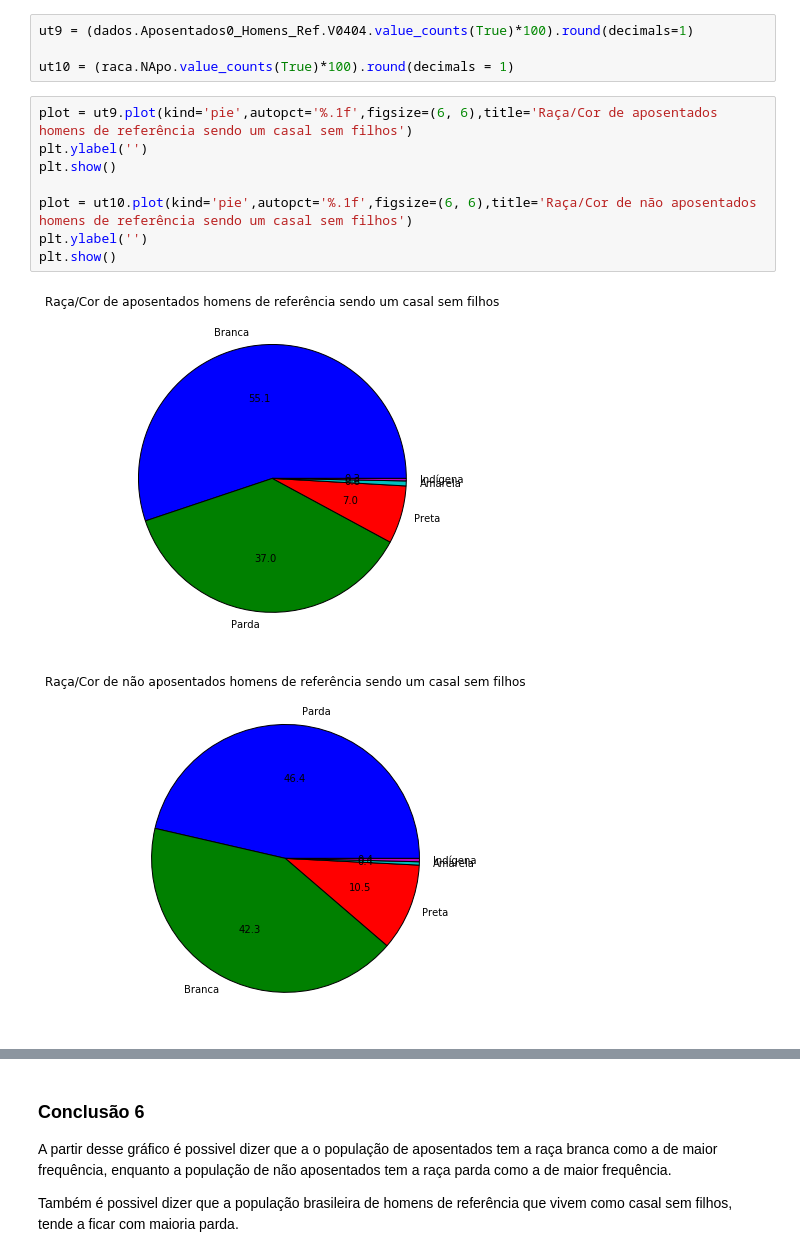
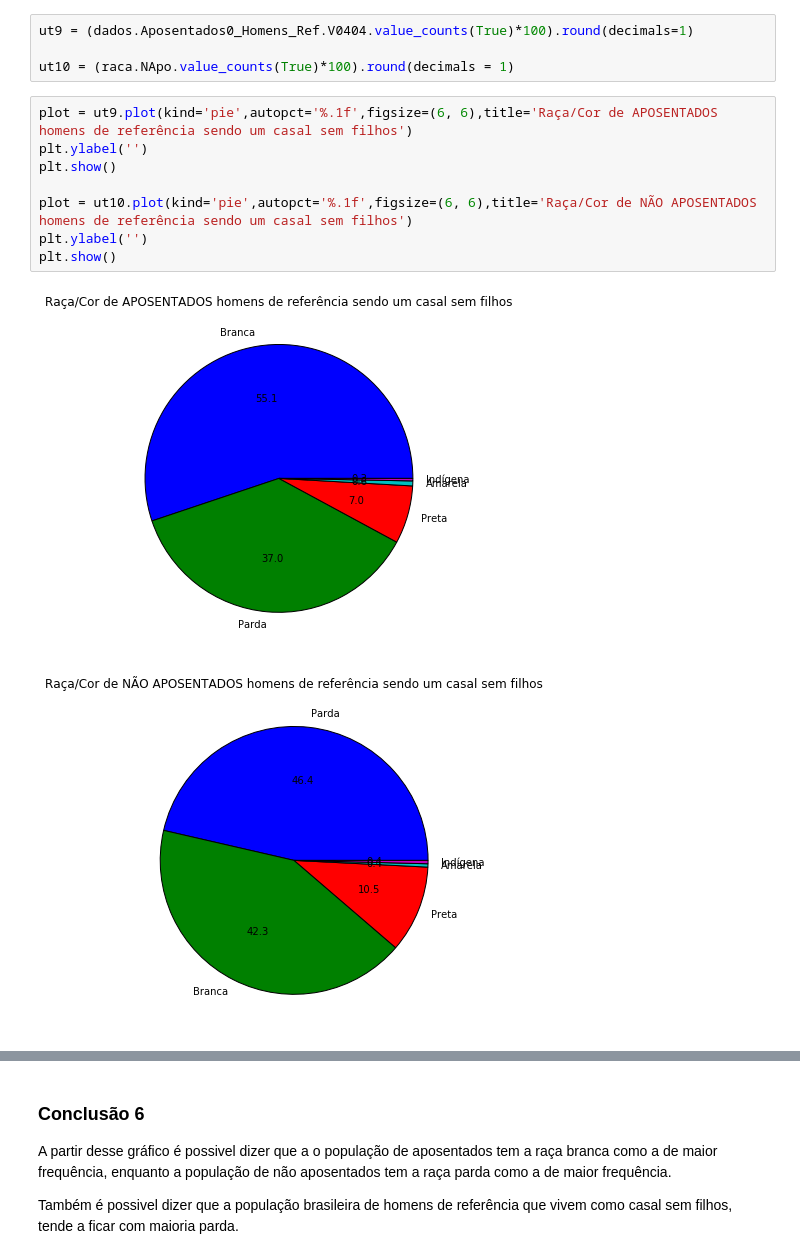
Before and after one commit to carloshljr/CD, a Jupyter notebook: A_CARLOS_LUDMAN_PROJETO 1 - APOSENTADOS PNAD 2014.ipynb, the cells around one changed output, grey strips where cells are left out. Cells and saved outputs as stored; diff of their text form.

```diff
--- a/A_CARLOS_LUDMAN_PROJETO 1 - APOSENTADOS PNAD 2014.ipynb
+++ b/A_CARLOS_LUDMAN_PROJETO 1 - APOSENTADOS PNAD 2014.ipynb
@@ -350,16 +355,16 @@ ut9 = (dados.Aposentados0_Homens_Ref.V0404.value_counts(True)*100).round(decimal
 
 ut10 = (raca.NApo.value_counts(True)*100).round(decimals = 1)
 # %%
-plot = ut9.plot(kind='pie',autopct='%.1f',figsize=(6, 6),title='Raça/Cor de aposentados homens de referência sendo um casal sem filhos')
+plot = ut9.plot(kind='pie',autopct='%.1f',figsize=(6, 6),title='Raça/Cor de APOSENTADOS homens de referência sendo um casal sem filhos')
 plt.ylabel('')
 plt.show()
 
-plot = ut10.plot(kind='pie',autopct='%.1f',figsize=(6, 6),title='Raça/Cor de não aposentados homens de referência sendo um casal sem filhos')
+plot = ut10.plot(kind='pie',autopct='%.1f',figsize=(6, 6),title='Raça/Cor de NÃO APOSENTADOS homens de referência sendo um casal sem filhos')
 plt.ylabel('')
 plt.show()
 # %% [output]
-[figure, old version]
+[figure, new version]
-[figure, old version]
+[figure, new version]
 # %%
 Apos_r = []
 Napos_r = [0.4,42.3,10.5,0.4,46.4]
```
Also changed, not shown: parts of 16 cells of this notebook.
